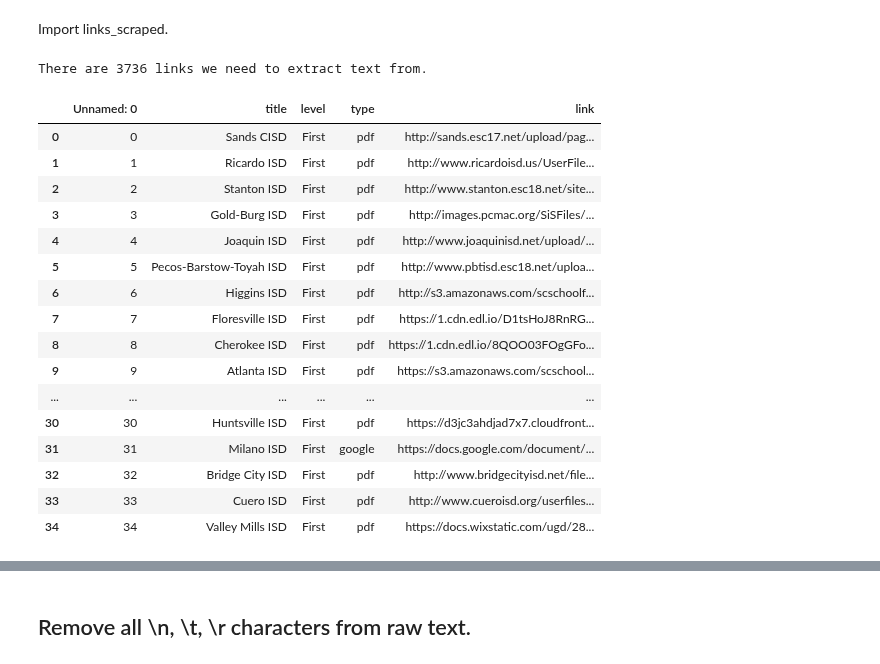
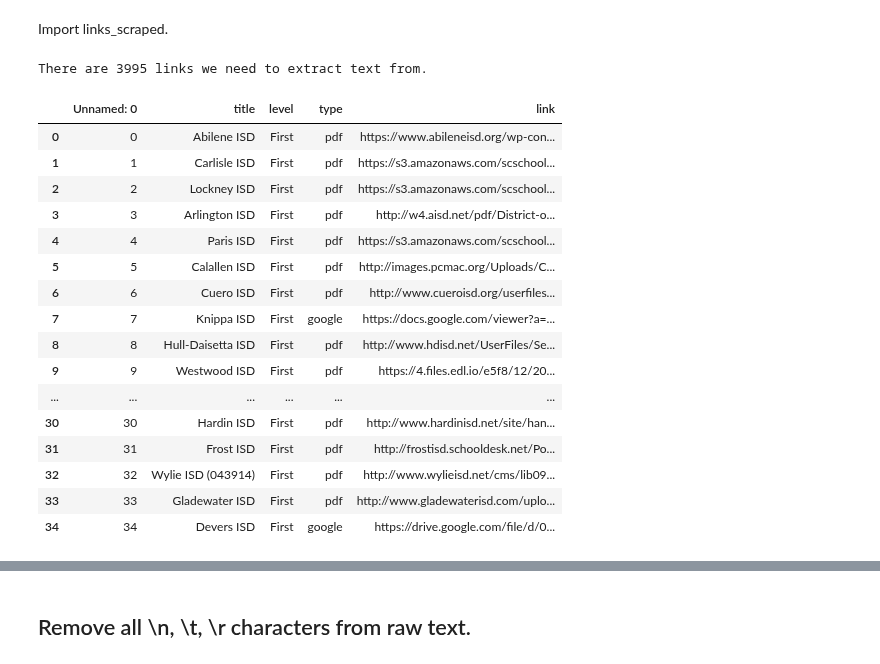
Before and after one commit to KylieLAnglin/dofis, a Jupyter notebook: data_from_plans/02_clean_document_text.ipynb, the cells around one changed output, grey strips where cells are left out. Cells and saved outputs as stored; diff of their text form; code cells hidden in the pictures.

```diff
--- a/data_from_plans/02_clean_document_text.ipynb
+++ b/data_from_plans/02_clean_document_text.ipynb
@@ -13,30 +13,30 @@ sample_size = 5
 # %% [markdown]
 Import links_scraped.
 # %%
-links_scraped = pd.read_csv(os.path.join(os.getcwd(), '..', '..', 'data', 'links_scraped.csv'))
+links_scraped = pd.read_csv(os.path.join(os.getcwd(), '..', '..', 'data', 'plans', 'links_scraped.csv'))
 if test_sample:
     links_scraped = links_scraped.sample(n = sample_size)
 print('There are {} links we need to extract text from.'.format(len(links_scraped)))
 links_scraped.head(35)
 # %% [output]
-There are 3736 links we need to extract text from.
+There are 3995 links we need to extract text from.
 |  | Unnamed: 0 | title | level | type | link |
-| 0 | 0 | Sands CISD | First | pdf | http://sands.esc17.net/upload/pag... |
-| 1 | 1 | Ricardo ISD | First | pdf | http://www.ricardoisd.us/UserFile... |
-| 2 | 2 | Stanton ISD | First | pdf | http://www.stanton.esc18.net/site... |
-| 3 | 3 | Gold-Burg ISD | First | pdf | http://images.pcmac.org/SiSFiles/... |
-| 4 | 4 | Joaquin ISD | First | pdf | http://www.joaquinisd.net/upload/... |
-| 5 | 5 | Pecos-Barstow-Toyah ISD | First | pdf | http://www.pbtisd.esc18.net/uploa... |
-| 6 | 6 | Higgins ISD | First | pdf | http://s3.amazonaws.com/scschoolf... |
-| 7 | 7 | Floresville ISD | First | pdf | https://1.cdn.edl.io/D1tsHoJ8RnRG... |
-| 8 | 8 | Cherokee ISD | First | pdf | https://1.cdn.edl.io/8QOO03FOgGFo... |
-| 9 | 9 | Atlanta ISD | First | pdf | https://s3.amazonaws.com/scschool... |
+| 0 | 0 | Abilene ISD | First | pdf | https://www.abileneisd.org/wp-con... |
+| 1 | 1 | Carlisle ISD | First | pdf | https://s3.amazonaws.com/scschool... |
+| 2 | 2 | Lockney ISD | First | pdf | https://s3.amazonaws.com/scschool... |
+| 3 | 3 | Arlington ISD | First | pdf | http://w4.aisd.net/pdf/District-o... |
+| 4 | 4 | Paris ISD | First | pdf | https://s3.amazonaws.com/scschool... |
+| 5 | 5 | Calallen ISD | First | pdf | http://images.pcmac.org/Uploads/C... |
+| 6 | 6 | Cuero ISD | First | pdf | http://www.cueroisd.org/userfiles... |
+| 7 | 7 | Knippa ISD | First | google | https://docs.google.com/viewer?a=... |
+| 8 | 8 | Hull-Daisetta ISD | First | pdf | http://www.hdisd.net/UserFiles/Se... |
+| 9 | 9 | Westwood ISD | First | pdf | https://4.files.edl.io/e5f8/12/20... |
 | ... | ... | ... | ... | ... | ... |
-| 30 | 30 | Huntsville ISD | First | pdf | https://d3jc3ahdjad7x7.cloudfront... |
-| 31 | 31 | Milano ISD | First | google | https://docs.google.com/document/... |
-| 32 | 32 | Bridge City ISD | First | pdf | http://www.bridgecityisd.net/file... |
-| 33 | 33 | Cuero ISD | First | pdf | http://www.cueroisd.org/userfiles... |
-| 34 | 34 | Valley Mills ISD | First | pdf | https://docs.wixstatic.com/ugd/28... |
+| 30 | 30 | Hardin ISD | First | pdf | http://www.hardinisd.net/site/han... |
+| 31 | 31 | Frost ISD | First | pdf | http://frostisd.schooldesk.net/Po... |
+| 32 | 32 | Wylie ISD (043914) | First | pdf | http://www.wylieisd.net/cms/lib09... |
+| 33 | 33 | Gladewater ISD | First | pdf | http://www.gladewaterisd.com/uplo... |
+| 34 | 34 | Devers ISD | First | google | https://drive.google.com/file/d/0... |
 # %%
 texts = []
 for link in links_scraped.link:
```
Also changed, not shown: parts of 8 cells of this notebook, 1 other file.
